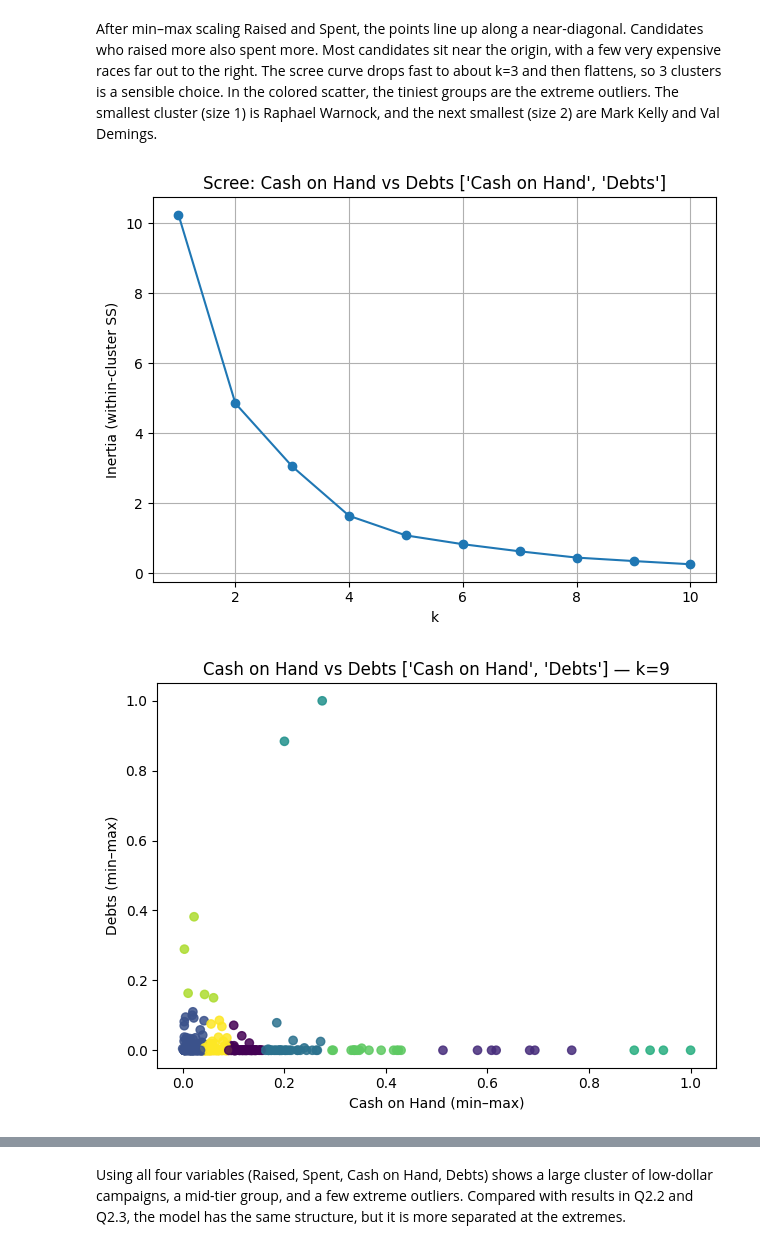
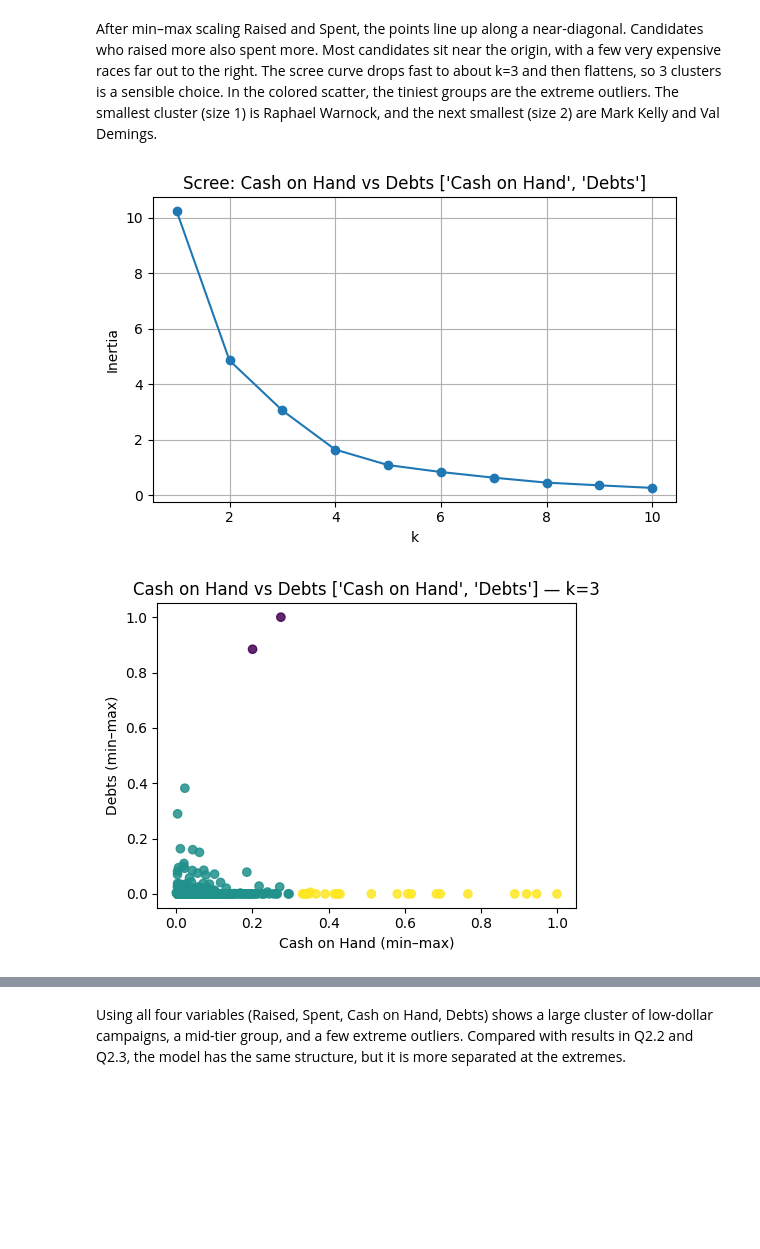
Before and after one commit to JingzhiYang04/clustering_assignment, a Jupyter notebook: assignment_clustering.ipynb, the cells around one changed output, grey strips where cells are left out. Saved outputs shown, nothing was run; the diff lists cells and outputs as text; code cells hidden in the pictures; blank space fills up the shorter version.

```diff
--- a/assignment_clustering.ipynb
+++ b/assignment_clustering.ipynb
@@ -236,13 +278,7 @@ Raphael Warnock        8 86581469.0 75959810.0 86581469.0 75959810.0    22762985
 After min–max scaling Raised and Spent, the points line up along a near-diagonal. Candidates who raised more also spent more. Most candidates sit near the origin, with a few very expensive races far out to the right. The scree curve drops fast to about k=3 and then flattens, so 3 clusters is a sensible choice. In the colored scatter, the tiniest groups are the extreme outliers. The smallest cluster (size 1) is Raphael Warnock, and the next smallest (size 2) are Mark Kelly and Val Demings.
 # %%
 # Q2.3 For Cash on Hand and Debts
-CASH_COL = 'Cash on Hand'
-DEBT_COL = 'Debts'
-
-if CASH_COL and DEBT_COL:
-    res_cd = run_pair(df_money, [CASH_COL, DEBT_COL], "Cash on Hand vs Debts")
-else:
-    print("Could not find both 'Cash on Hand' and 'Debts' columns. Found:", CASH_COL, DEBT_COL)
+res_cd = run_pair_multi_k(df_money, ['Cash on Hand','Debts'], "Cash on Hand vs Debts", k_list=[3])
 # %% [output]
-[figure, old version]
+[figure, new version]
-[figure, old version]
+[figure, new version]
```
Also changed, not shown: parts of 10 cells of this notebook.
